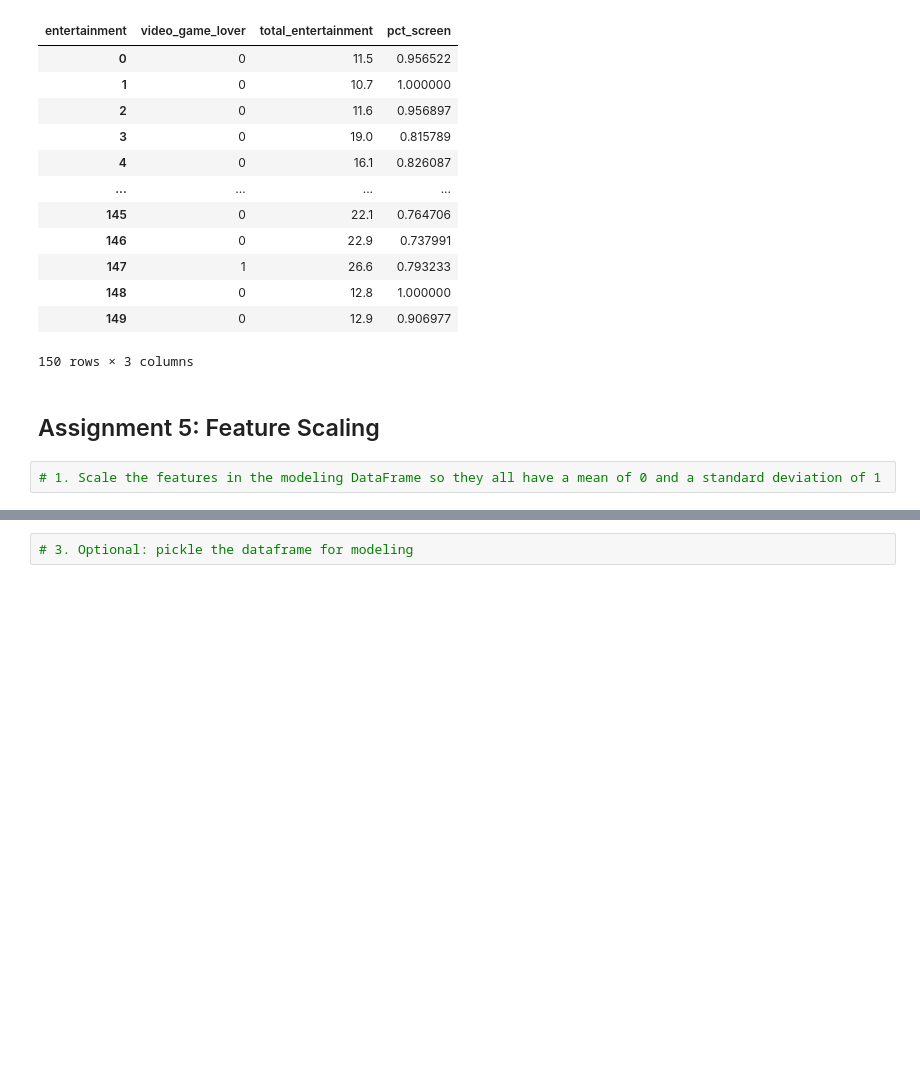
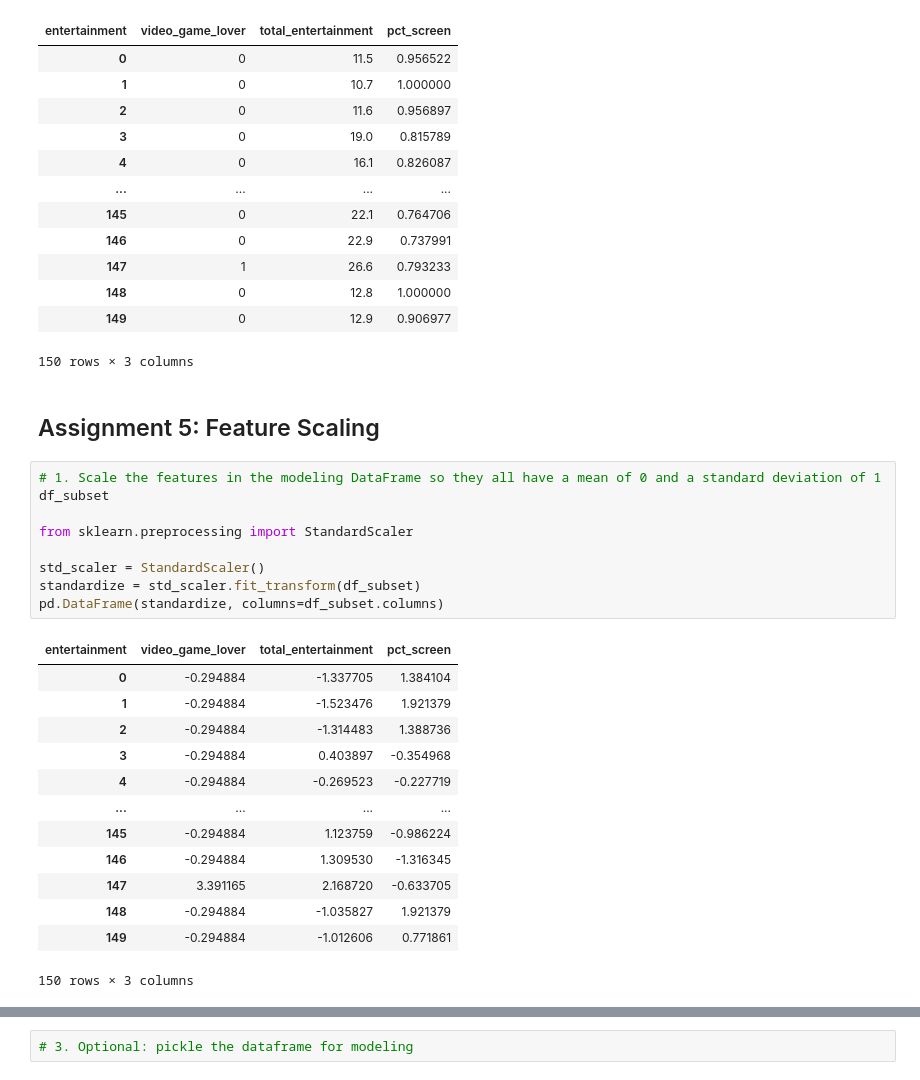
Before and after one commit to eek-dataguy/Unsupervised-ML, a Jupyter notebook: Course Assignment Notebooks/section03_data_prep_assignments.ipynb, the cells around one changed output, grey strips where cells are left out. Saved outputs shown, nothing was run; the diff lists cells and outputs as text; blank space fills up the shorter version.

Commit message:
04 data prep - assignment

```diff
--- a/Course Assignment Notebooks/section03_data_prep_assignments.ipynb
+++ b/Course Assignment Notebooks/section03_data_prep_assignments.ipynb
@@ -205,5 +205,26 @@ df_subset
 ## Assignment 5: Feature Scaling
 # %%
 # 1. Scale the features in the modeling DataFrame so they all have a mean of 0 and a standard deviation of 1
+df_subset
+
+from sklearn.preprocessing import StandardScaler
+
+std_scaler = StandardScaler()
+standardize = std_scaler.fit_transform(df_subset)
+pd.DataFrame(standardize, columns=df_subset.columns)
+# %% [output]
+| entertainment | video_game_lover | total_entertainment | pct_screen |
+| 0 | -0.294884 | -1.337705 | 1.384104 |
+| 1 | -0.294884 | -1.523476 | 1.921379 |
+| 2 | -0.294884 | -1.314483 | 1.388736 |
+| 3 | -0.294884 | 0.403897 | -0.354968 |
+| 4 | -0.294884 | -0.269523 | -0.227719 |
+| ... | ... | ... | ... |
+| 145 | -0.294884 | 1.123759 | -0.986224 |
+| 146 | -0.294884 | 1.309530 | -1.316345 |
+| 147 | 3.391165 | 2.168720 | -0.633705 |
+| 148 | -0.294884 | -1.035827 | 1.921379 |
+| 149 | -0.294884 | -1.012606 | 0.771861 |
+150 rows × 3 columns
 # %%
 # 2. Save the output as a final DataFrame that’s ready for modeling
```
Also changed, not shown: parts of 2 cells of this notebook.
